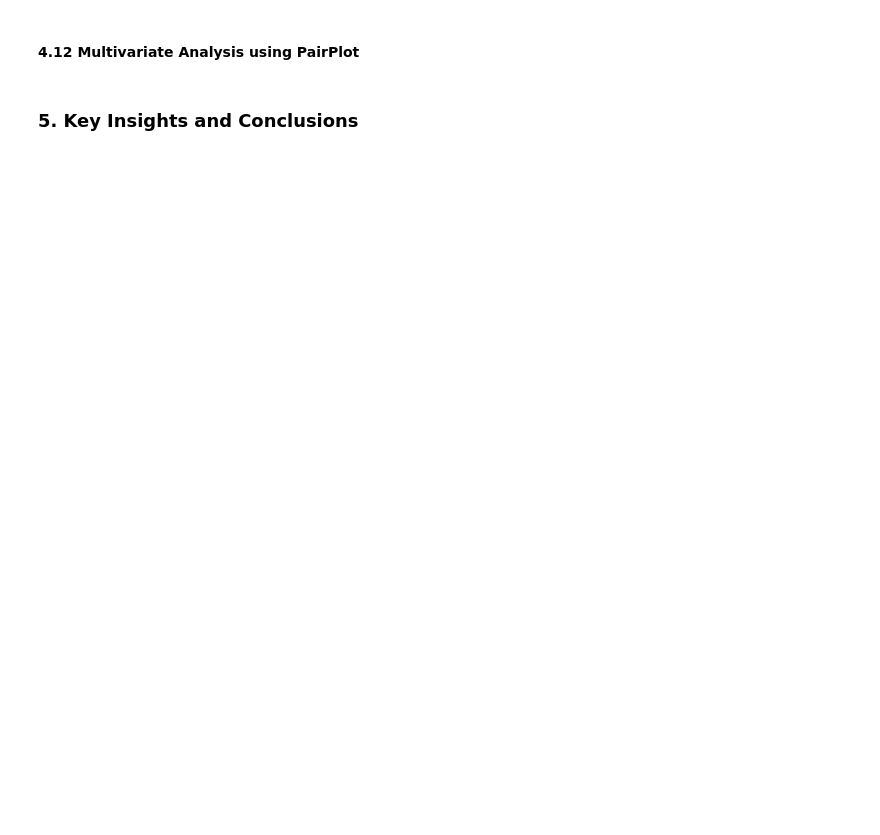
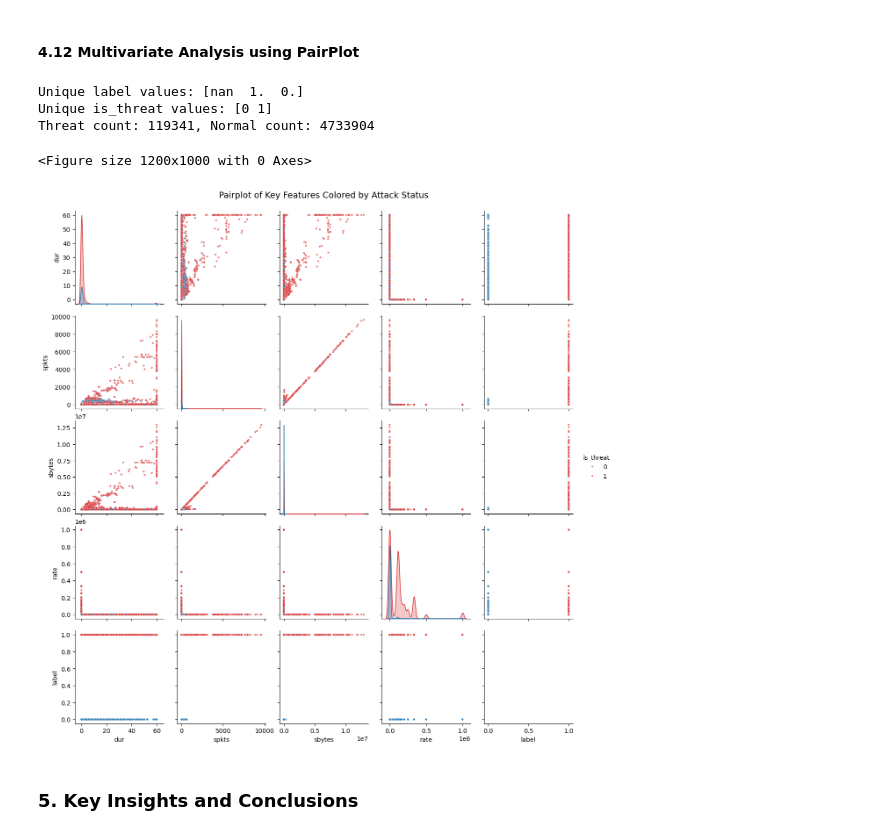
Before and after one commit to Jinit-Yadav/AgenticAICyberSecurities, a Jupyter notebook: notebook/1 . EDA on logs.ipynb, the cells around one changed output. Cells and saved outputs as stored; diff of their text form; code cells hidden in the pictures; blank space fills up the shorter version.

```diff
--- a/notebook/1 . EDA on logs.ipynb
+++ b/notebook/1 . EDA on logs.ipynb
@@ -454,15 +649,47 @@ if 'id' in df.columns:
 # %% [markdown]
 #### 4.12 Multivariate Analysis using PairPlot
 # %%
+# First, check your label values
+print("Unique label values:", df['label'].unique())
 
-# Select key features for pairplot
-key_features_pair = ['dur', 'spkts', 'sbytes', 'rate', 'label'][:5]  # Limit to 5 for performance
+# Create is_threat column based on your label values
+if df['label'].dtype in ['int64', 'float64']:
+    df['is_threat'] = df['label']
+elif df['label'].dtype == 'object':
+    attack_values = ['attack', 'malicious', 'abnormal', '1']
+    df['is_threat'] = df['label'].apply(lambda x: 1 if str(x).lower() in attack_values else 0)
+elif 'Normal' in df['label'].values or 'Attack' in df['label'].values:
+    df['is_threat'] = (df['label'] == 'Attack').astype(int)
 
+# Handle NaN values if present
+df['is_threat'] = df['is_threat'].fillna(0).astype(int)
+
+print("Unique is_threat values:", df['is_threat'].unique())
+print(f"Threat count: {df['is_threat'].sum()}, Normal count: {len(df) - df['is_threat'].sum()}")
+
+# IMPORTANT: Include 'is_threat' in the DataFrame for pairplot
+# Create a DataFrame that includes both your features AND the hue column
+key_features_pair = ['dur', 'spkts', 'sbytes', 'rate', 'label']
+plot_df = df[key_features_pair + ['is_threat']].copy()
+
+# Drop rows with NaN in the features or is_threat (if any)
+plot_df = plot_df.dropna()
+
+# Now create the pairplot
 plt.figure(figsize=(12, 10))
-sns.pairplot(df[key_features_pair], hue='label', palette={0: 'blue', 1: 'red'},
-             diag_kind='kde', plot_kws={'alpha': 0.6})
-plt.suptitle('Pairplot of Key Features Colored by Attack Status', y=1.02)
+sns.pairplot(plot_df,
+             hue='is_threat',
+             palette={0: '#1f77b4', 1: '#d62728'},  # Blue for normal, red for threat
+             diag_kind='kde',
+             plot_kws={'alpha': 0.6, 's': 10})
+plt.suptitle('Pairplot of Key Features Colored by Attack Status', y=1.02, fontsize=14)
 plt.show()
+# %% [output]
+Unique label values: [nan  1.  0.]
+Unique is_threat values: [0 1]
+Threat count: 119341, Normal count: 4733904
+<Figure size 1200x1000 with 0 Axes>
+[figure, added]
 # %% [markdown]
 ### 5. Key Insights and Conclusions
 # %%
```
Also changed, not shown: parts of 26 cells of this notebook, 12 other files.
